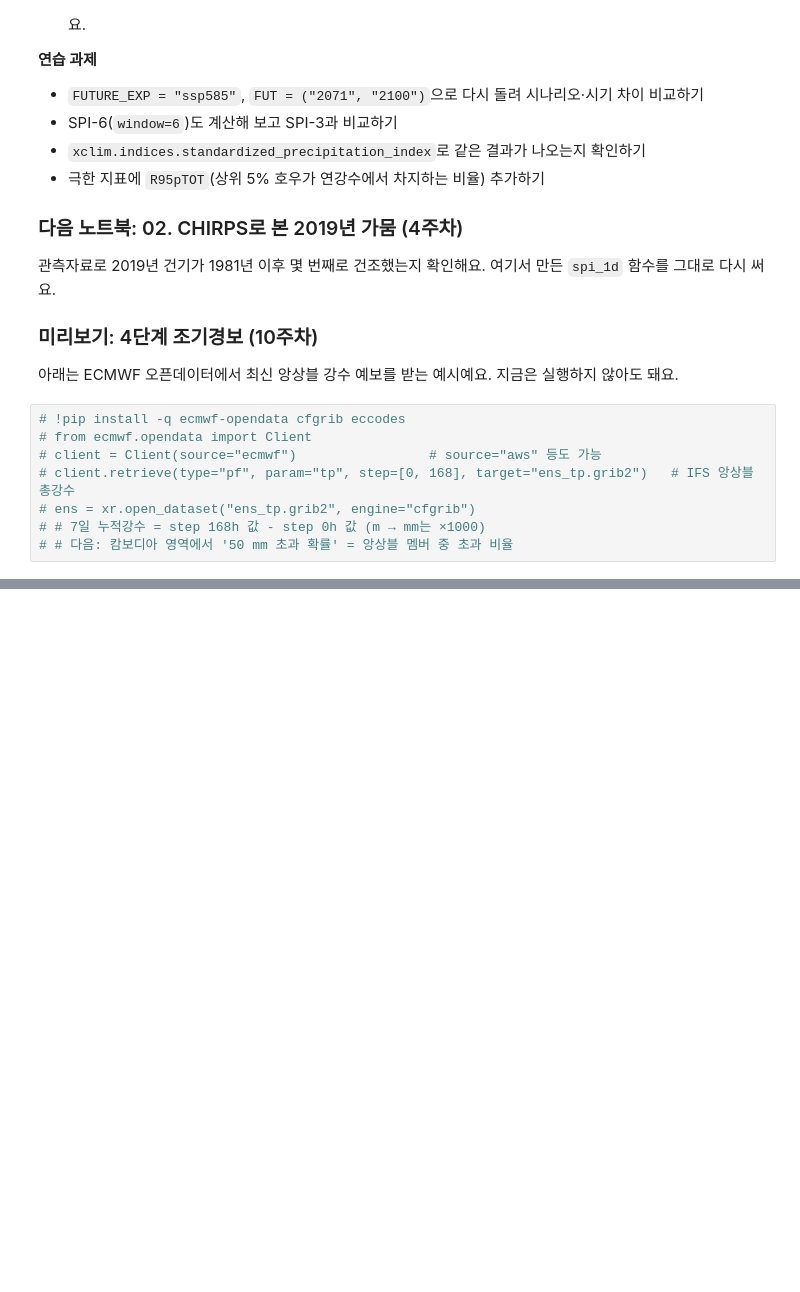
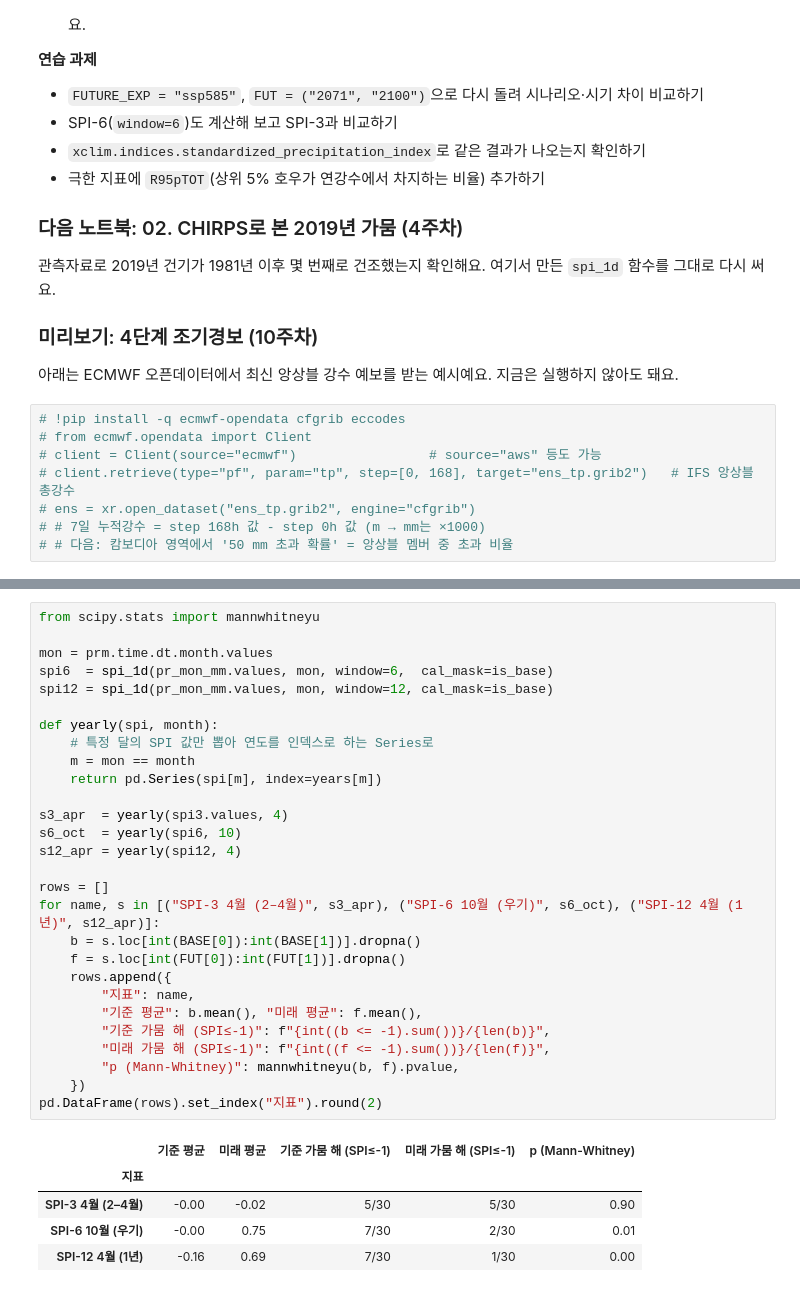
Before and after one commit to juhae-jude/Cambodia-Climate-Water-Energy, a Jupyter notebook: notebooks/01_cmip6_starter.ipynb, the cells around one changed output, grey strips where cells are left out. Drawn from its saved outputs; the diff is of its cells as text; blank space fills up the shorter version.

```diff
--- a/notebooks/01_cmip6_starter.ipynb
+++ b/notebooks/01_cmip6_starter.ipynb
@@ -380,0 +409,34 @@ severe+ (SPI<=-1.5)   : 기준   6.7%  →  미래   3.9% of months
+# %%
+from scipy.stats import mannwhitneyu
+
+mon = prm.time.dt.month.values
+spi6  = spi_1d(pr_mon_mm.values, mon, window=6,  cal_mask=is_base)
+spi12 = spi_1d(pr_mon_mm.values, mon, window=12, cal_mask=is_base)
+
+def yearly(spi, month):
+    # 특정 달의 SPI 값만 뽑아 연도를 인덱스로 하는 Series로
+    m = mon == month
+    return pd.Series(spi[m], index=years[m])
+
+s3_apr  = yearly(spi3.values, 4)
+s6_oct  = yearly(spi6, 10)
+s12_apr = yearly(spi12, 4)
+
+rows = []
+for name, s in [("SPI-3 4월 (2–4월)", s3_apr), ("SPI-6 10월 (우기)", s6_oct), ("SPI-12 4월 (1년)", s12_apr)]:
+    b = s.loc[int(BASE[0]):int(BASE[1])].dropna()
+    f = s.loc[int(FUT[0]):int(FUT[1])].dropna()
+    rows.append({
+        "지표": name,
+        "기준 평균": b.mean(), "미래 평균": f.mean(),
+        "기준 가뭄 해 (SPI≤-1)": f"{int((b <= -1).sum())}/{len(b)}",
+        "미래 가뭄 해 (SPI≤-1)": f"{int((f <= -1).sum())}/{len(f)}",
+        "p (Mann-Whitney)": mannwhitneyu(b, f).pvalue,
+    })
+pd.DataFrame(rows).set_index("지표").round(2)
+# %% [output]
+|  | 기준 평균 | 미래 평균 | 기준 가뭄 해 (SPI≤-1) | 미래 가뭄 해 (SPI≤-1) | p (Mann-Whitney) |
+| 지표 |  |  |  |  |  |
+| SPI-3 4월 (2–4월) | -0.00 | -0.02 | 5/30 | 5/30 | 0.90 |
+| SPI-6 10월 (우기) | -0.00 | 0.75 | 7/30 | 2/30 | 0.01 |
+| SPI-12 4월 (1년) | -0.16 | 0.69 | 7/30 | 1/30 | 0.00 |
```
Also changed, not shown: parts of 19 cells of this notebook.
